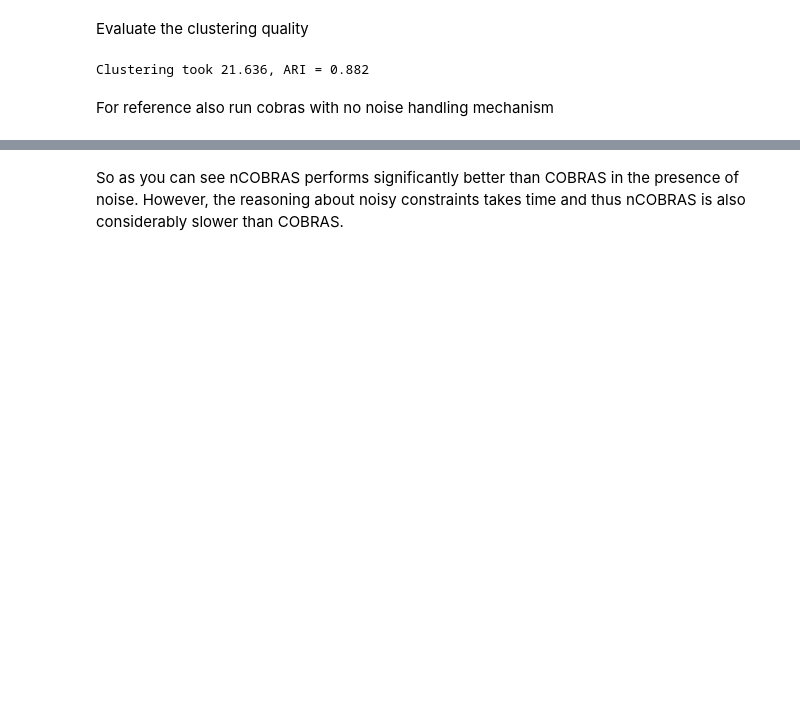
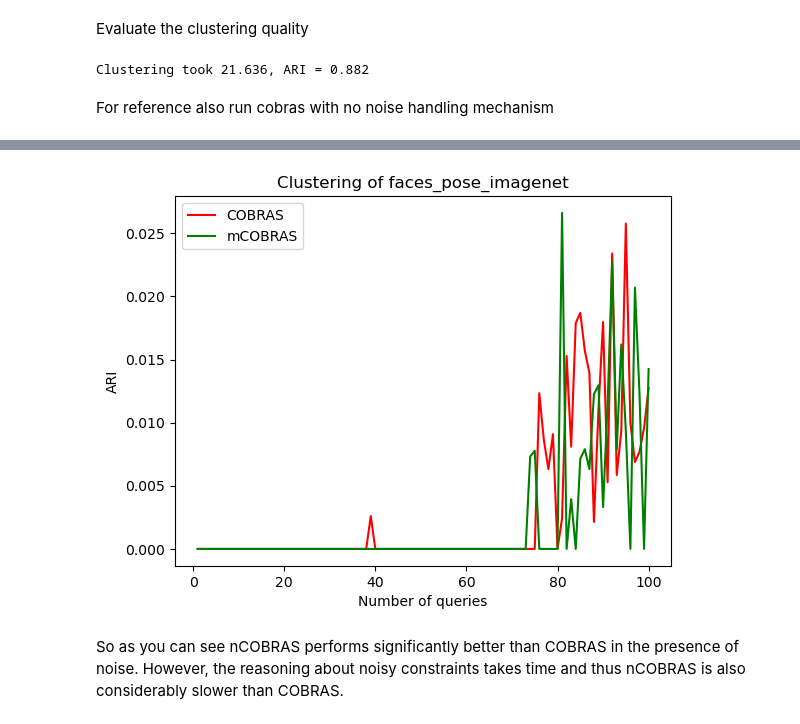
Before and after one commit to MaartenHBP/ThesisCode, a Jupyter notebook: example/ncobras_example.ipynb, the cells around one changed output, grey strips where cells are left out. Drawn from its saved outputs; the diff is of its cells as text; code cells hidden in the pictures; blank space fills up the shorter version.

Commit message:
tested with some usupervised metric learning algos

```diff
--- a/example/ncobras_example.ipynb
+++ b/example/ncobras_example.ipynb
@@ -49,7 +61,7 @@ For reference also run cobras with no noise handling mechanism
 # %%
 # make a new querier (take care these are statefull! so make a new querier every time)
 noisy_querier = ProbabilisticNoisyQuerier(None, target, 0.1,100, random_seed=querier_seed)
-querier = LabelQuerier(None, target, 100)
+querier = LabelQuerier(None, target, 10)
 
 # make new COBRAS
 clusterer = COBRAS(correct_noise=False)
@@ -79,0 +76,29 @@ Clustering took 0.884, ARI = 0.901
+# %%
+count = 500
+
+results = np.zeros(count)
+results_metric = np.zeros(count)
+x = np.arange(count)
+x = x + 1
+
+for i in range(count):
+    print(i)
+    querier = LabelQuerier(None, target, i + 1)
+
+    # make new COBRAS
+    clusterer = COBRAS(correct_noise=False)
+    all_clusters, runtimes, *_ = clusterer.fit(data, -1, None, querier)
+    best_clustering = all_clusters[-1]
+    runtime = runtimes[-1]
+
+    results[i] = adjusted_rand_score(target, best_clustering)
+
+    querier = LabelQuerier(None, target, i + 1)
+
+    # make new COBRAS
+    clusterer = COBRAS(correct_noise=False, metric_algo=SemiSupervisedMetric())
+    all_clusters, runtimes, *_ = clusterer.fit(data, -1, None, querier)
+    best_clustering = all_clusters[-1]
+    runtime = runtimes[-1]
+
+    results_metric[i] = adjusted_rand_score(target, best_clustering)
@@ -80,3 +123,17 @@ Clustering took 0.884, ARI = 0.901
+# %%
+import matplotlib.pyplot as plt
+plt.plot(x, results, color='r', label='COBRAS')
+plt.plot(x, results_metric, color='g', label='mCOBRAS')
+
+plt.xlabel("Number of queries")
+plt.ylabel("ARI")
+plt.title("Clustering of faces_pose_imagenet")
+
+plt.legend()
+
+plt.show()
+# %% [output]
+[figure, added]
 # %% [markdown]
 So as you can see nCOBRAS performs significantly better than COBRAS in the presence of noise.
 However, the reasoning about noisy constraints takes time and thus nCOBRAS is also considerably slower than COBRAS.
```
Also changed, not shown: parts of 4 cells of this notebook, 8 other files.
